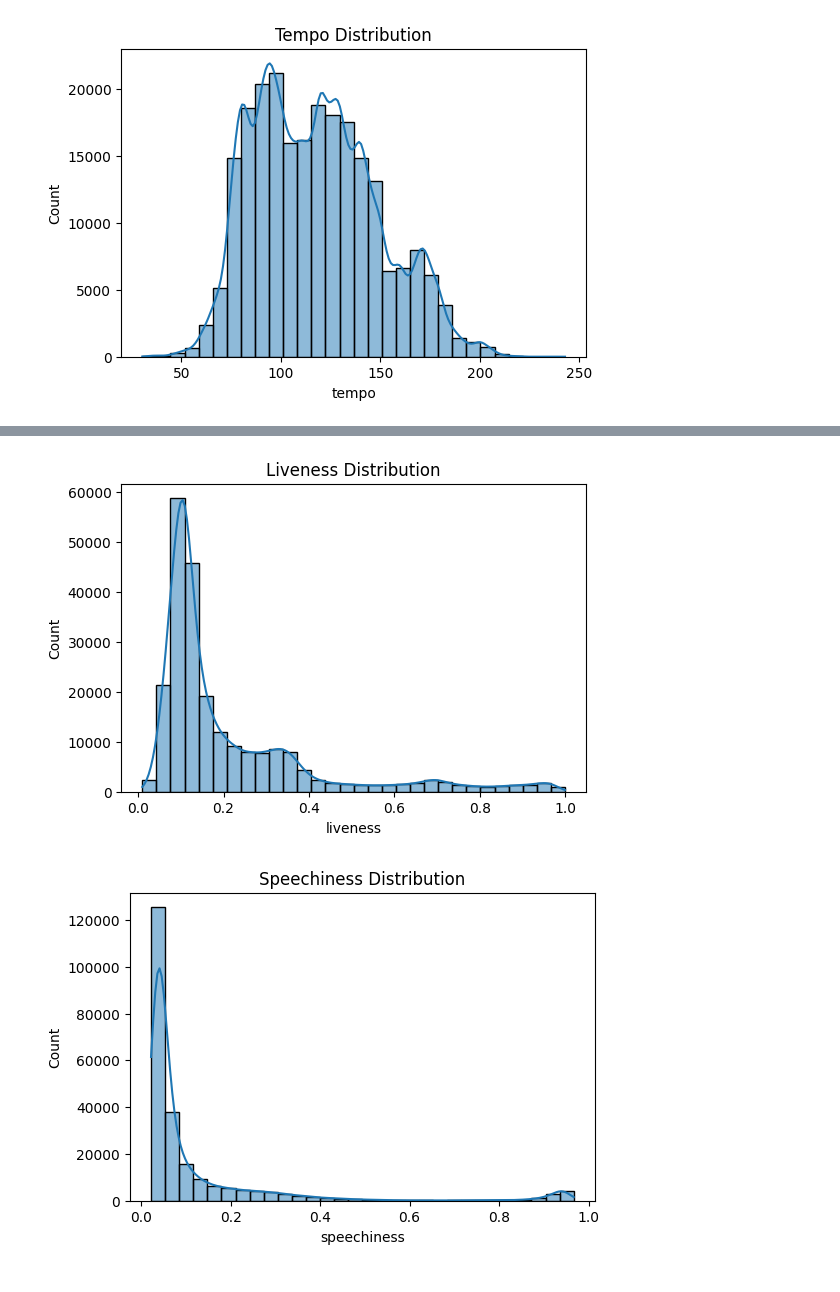
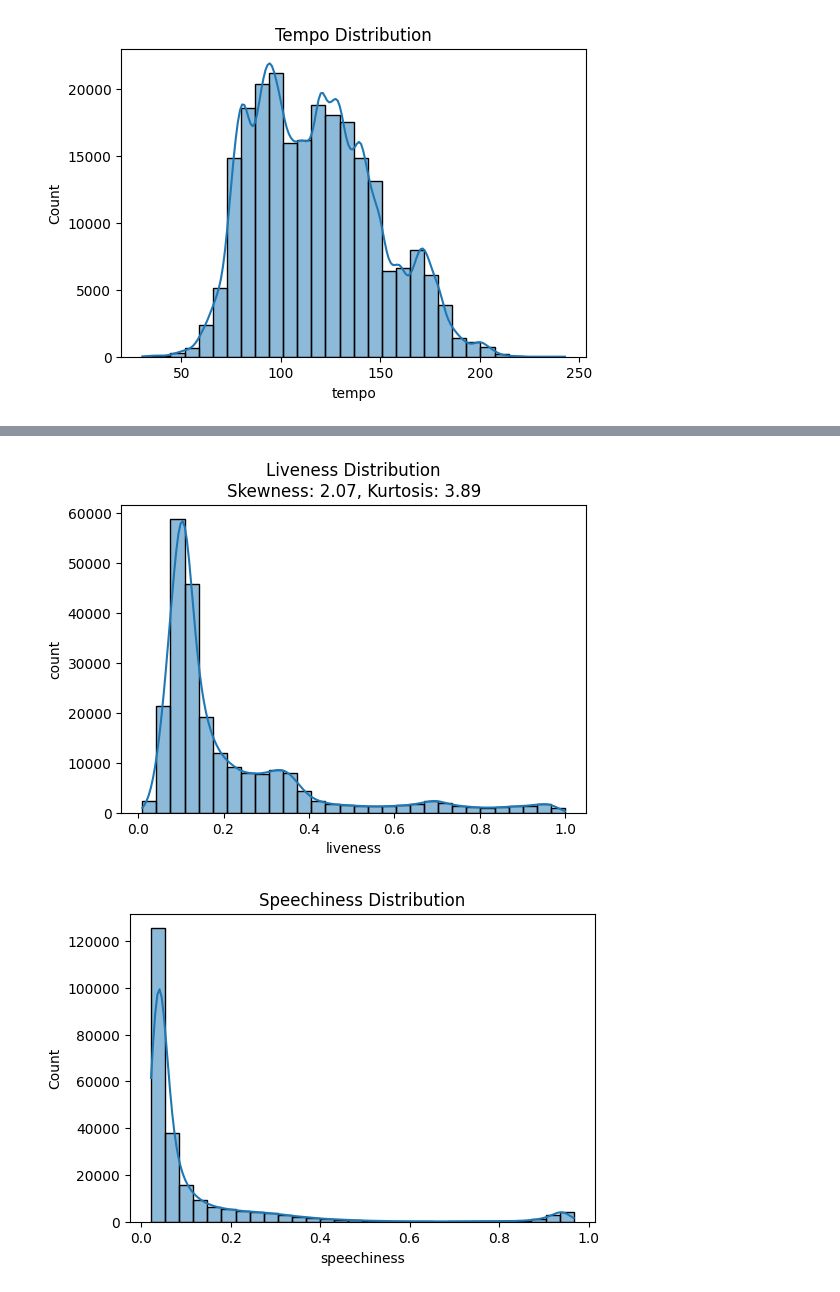
Before and after one commit to cayetana-h/Moodify, a Jupyter notebook: project.ipynb, the cells around one changed output, grey strips where cells are left out. Drawn from its saved outputs; the diff is of its cells as text; code cells hidden in the pictures.

```diff
--- a/project.ipynb
+++ b/project.ipynb
@@ -170,10 +190,17 @@ plt.show()
 # %%
+# Calculate skewness and kurtosis for liveness
+liveness_skew = skew(df['liveness'], nan_policy='omit')
+liveness_kurt = kurtosis(df['liveness'], nan_policy='omit')
+
+# Plot
 plt.figure(figsize=(6, 4))
 sns.histplot(df['liveness'], kde=True, bins=30)
-plt.title('Liveness Distribution')
+plt.title(f'Liveness Distribution\nSkewness: {liveness_skew:.2f}, Kurtosis: {liveness_kurt:.2f}')
+plt.xlabel('liveness')
+plt.ylabel('count')
 plt.show()
 # %% [output]
-[figure, old version]
+[figure, new version]
 # %%
 plt.figure(figsize=(6, 4))
 sns.histplot(df['speechiness'], kde=True, bins=30)
```
Also changed, not shown: parts of 4 cells of this notebook.
